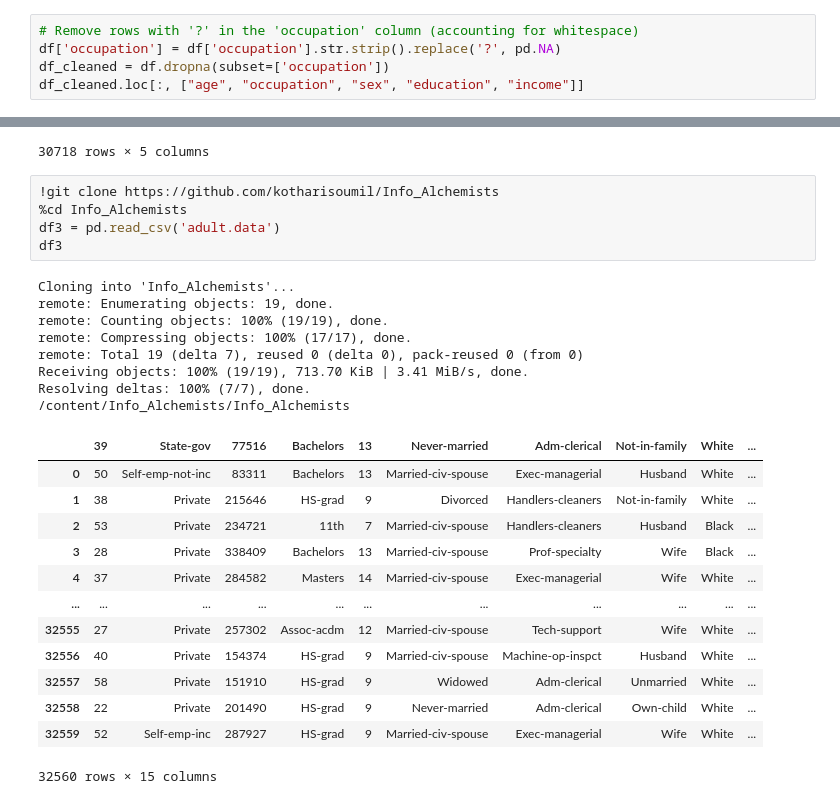
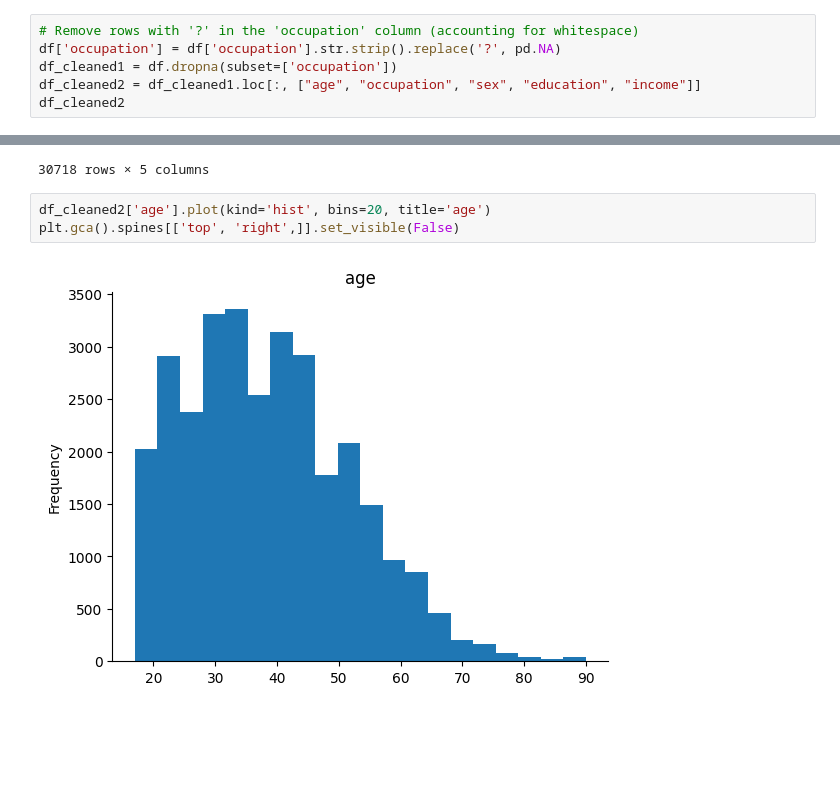
Before and after one commit to kotharisoumil/Info_Alchemists, a Jupyter notebook: DTSC_1302_Group_20_Project.ipynb, the cells around one changed output, grey strips where cells are left out. Drawn from its saved outputs; the diff is of its cells as text; blank space fills up the shorter version.

Commit message:
Added some graphs

```diff
--- a/DTSC_1302_Group_20_Project.ipynb
+++ b/DTSC_1302_Group_20_Project.ipynb
@@ -59,8 +62,9 @@ dtype: int64
 # %%
 # Remove rows with '?' in the 'occupation' column (accounting for whitespace)
 df['occupation'] = df['occupation'].str.strip().replace('?', pd.NA)
-df_cleaned = df.dropna(subset=['occupation'])
-df_cleaned.loc[:, ["age", "occupation", "sex", "education", "income"]]
+df_cleaned1 = df.dropna(subset=['occupation'])
+df_cleaned2 = df_cleaned1.loc[:, ["age", "occupation", "sex", "education", "income"]]
+df_cleaned2
 # %% [output]
 |  | age | occupation | sex | education | income |
 | 0 | 39 | Adm-clerical | Male | Bachelors | <=50K |
@@ -75,30 +79,8 @@ df_cleaned.loc[:, ["age", "occupation", "sex", "education", "income"]]
 | 32559 | 22 | Adm-clerical | Male | HS-grad | <=50K |
 | 32560 | 52 | Exec-managerial | Female | HS-grad | >50K |
 30718 rows × 5 columns
-# %%
-!git clone https://github.com/kotharisoumil/Info_Alchemists
-%cd Info_Alchemists
-df3 = pd.read_csv('adult.data')
-df3
-# %% [output]
-Cloning into 'Info_Alchemists'...
-remote: Enumerating objects: 19, done.
-remote: Counting objects: 100% (19/19), done.
-remote: Compressing objects: 100% (17/17), done.
-remote: Total 19 (delta 7), reused 0 (delta 0), pack-reused 0 (from 0)
-Receiving objects: 100% (19/19), 713.70 KiB | 3.41 MiB/s, done.
-Resolving deltas: 100% (7/7), done.
-/content/Info_Alchemists/Info_Alchemists
-|  | 39 | State-gov | 77516 | Bachelors | 13 | Never-married | Adm-clerical | Not-in-family | White | ... |
-| 0 | 50 | Self-emp-not-inc | 83311 | Bachelors | 13 | Married-civ-spouse | Exec-managerial | Husband | White | ... |
-| 1 | 38 | Private | 215646 | HS-grad | 9 | Divorced | Handlers-cleaners | Not-in-family | White | ... |
-| 2 | 53 | Private | 234721 | 11th | 7 | Married-civ-spouse | Handlers-cleaners | Husband | Black | ... |
-| 3 | 28 | Private | 338409 | Bachelors | 13 | Married-civ-spouse | Prof-specialty | Wife | Black | ... |
-| 4 | 37 | Private | 284582 | Masters | 14 | Married-civ-spouse | Exec-managerial | Wife | White | ... |
-| ... | ... | ... | ... | ... | ... | ... | ... | ... | ... | ... |
-| 32555 | 27 | Private | 257302 | Assoc-acdm | 12 | Married-civ-spouse | Tech-support | Wife | White | ... |
-| 32556 | 40 | Private | 154374 | HS-grad | 9 | Married-civ-spouse | Machine-op-inspct | Husband | White | ... |
-| 32557 | 58 | Private | 151910 | HS-grad | 9 | Widowed | Adm-clerical | Unmarried | White | ... |
-| 32558 | 22 | Private | 201490 | HS-grad | 9 | Never-married | Adm-clerical | Own-child | White | ... |
-| 32559 | 52 | Self-emp-inc | 287927 | HS-grad | 9 | Married-civ-spouse | Exec-managerial | Wife | White | ... |
-32560 rows × 15 columns
+# %%
+df_cleaned2['age'].plot(kind='hist', bins=20, title='age')
+plt.gca().spines[['top', 'right',]].set_visible(False)
+# %% [output]
+[figure, added]
```
Also changed, not shown: parts of 2 cells of this notebook.
